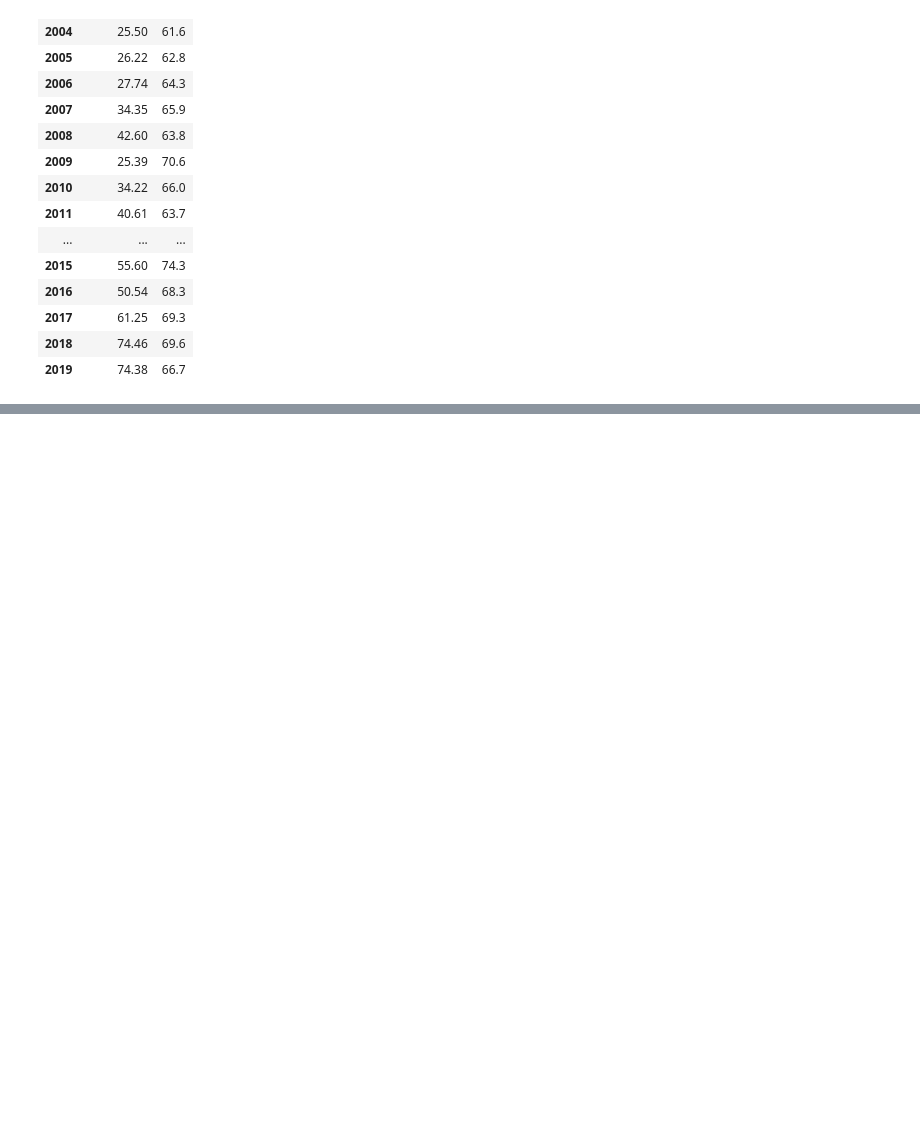
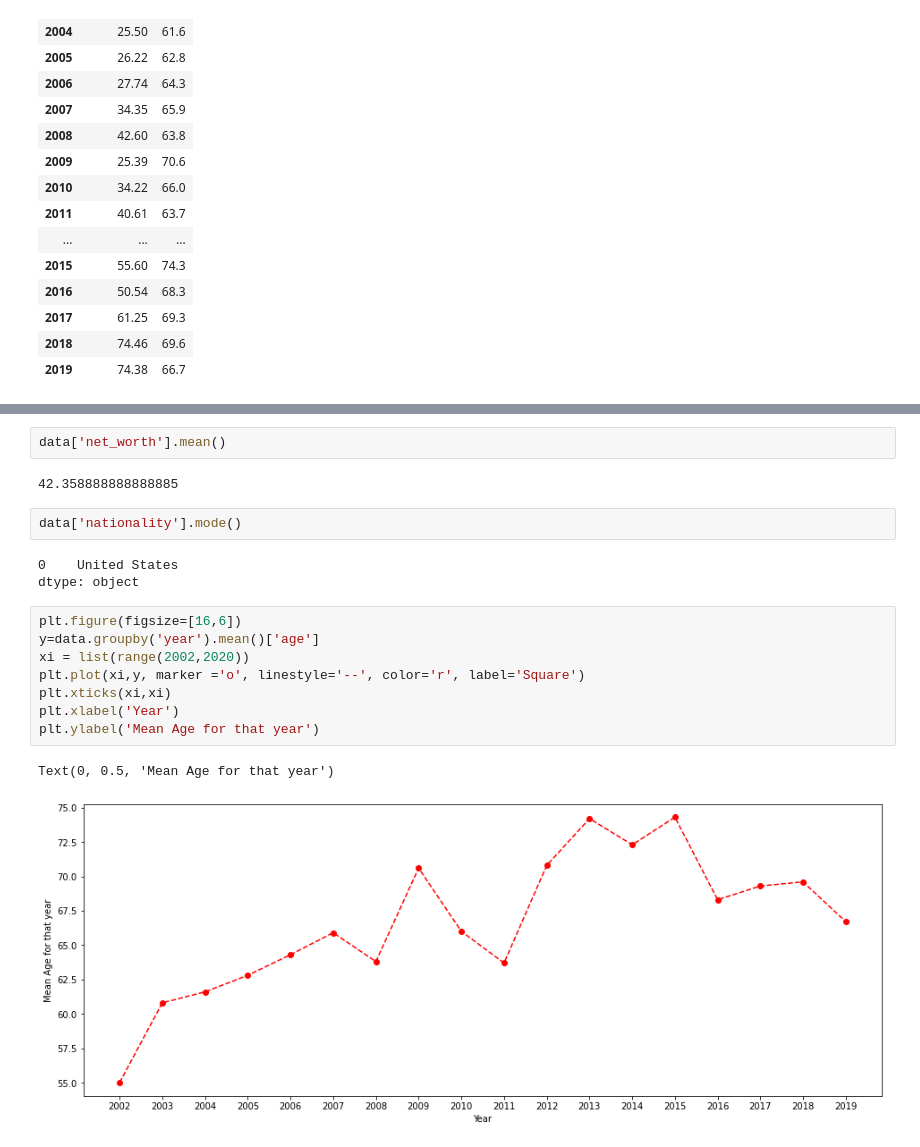
Before and after one commit to asthanas/DataScienceProjects, a Jupyter notebook: Worlds_Wealthiest.ipynb, the cells around one changed output, grey strips where cells are left out. Drawn from its saved outputs; the diff is of its cells as text; blank space fills up the shorter version.

```diff
--- a/Worlds_Wealthiest.ipynb
+++ b/Worlds_Wealthiest.ipynb
@@ -210,0 +450,20 @@ data_by_year[['net_worth','age']].mean()
+# %%
+data['net_worth'].mean()
+# %% [output]
+42.358888888888885
+# %%
+data['nationality'].mode()
+# %% [output]
+0    United States
+dtype: object
+# %%
+plt.figure(figsize=[16,6])
+y=data.groupby('year').mean()['age']
+xi = list(range(2002,2020))
+plt.plot(xi,y, marker ='o', linestyle='--', color='r', label='Square')
+plt.xticks(xi,xi)
+plt.xlabel('Year')
+plt.ylabel('Mean Age for that year')
+# %% [output]
+Text(0, 0.5, 'Mean Age for that year')
+[figure, added]
```
Also changed, not shown: parts of 48 cells of this notebook.
